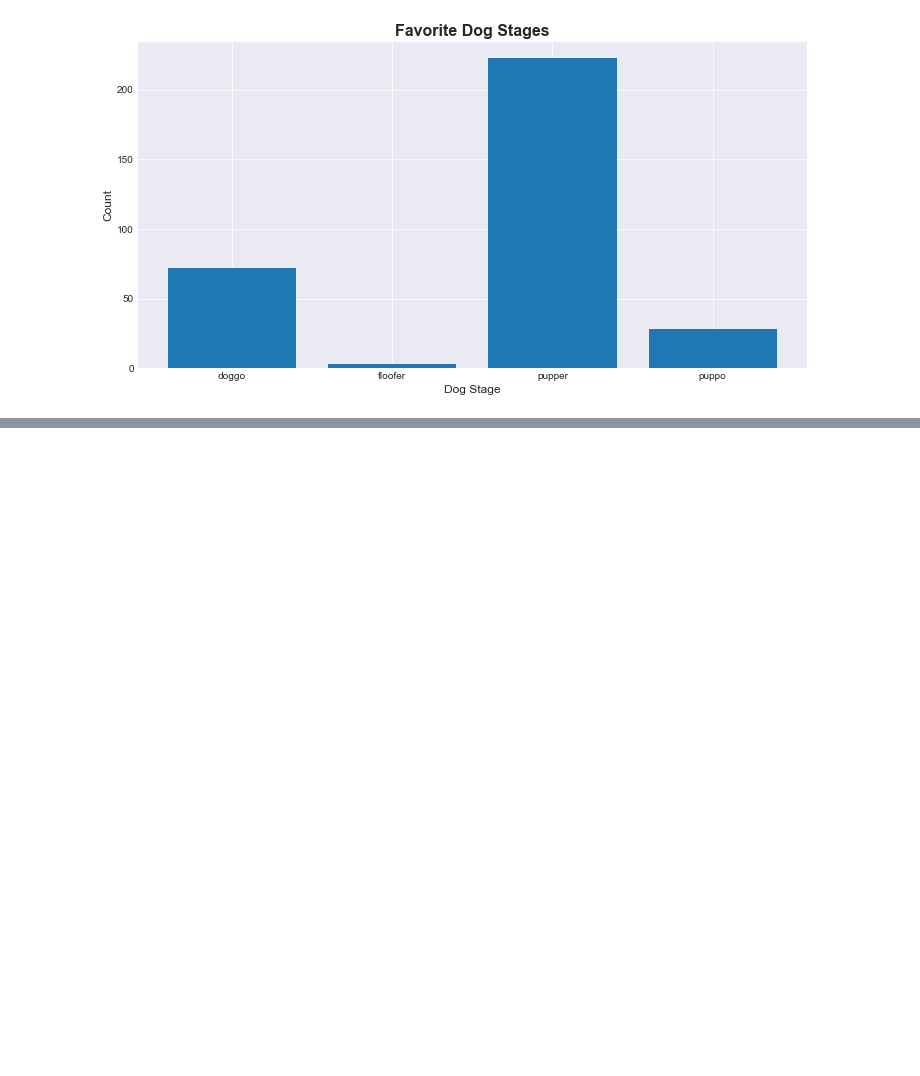
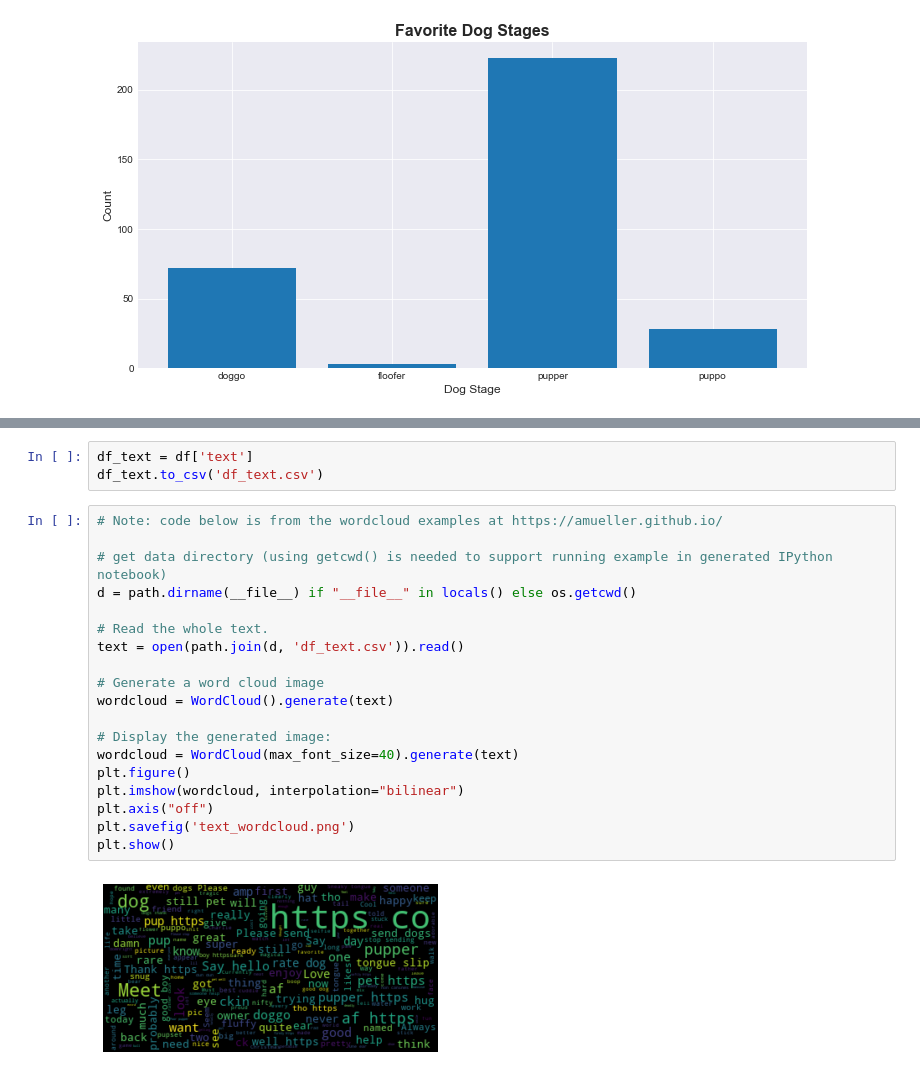
Before and after one commit to orspain/Udacity-DAND, a Jupyter notebook: Project 4 Data Wrangling/Visualize.ipynb, the cells around one changed output, grey strips where cells are left out. Cells and saved outputs as stored; diff of their text form; blank space fills up the shorter version.

```diff
--- a/Project 4 Data Wrangling/Visualize.ipynb
+++ b/Project 4 Data Wrangling/Visualize.ipynb
@@ -156,0 +283,24 @@ plt.savefig('favorite-dogs.png')
+# %%
+df_text = df['text']
+df_text.to_csv('df_text.csv')
+# %%
+# Note: code below is from the wordcloud examples at https://amueller.github.io/
+
+# get data directory (using getcwd() is needed to support running example in generated IPython notebook)
+d = path.dirname(__file__) if "__file__" in locals() else os.getcwd()
+
+# Read the whole text.
+text = open(path.join(d, 'df_text.csv')).read()
+
+# Generate a word cloud image
+wordcloud = WordCloud().generate(text)
+
+# Display the generated image:
+wordcloud = WordCloud(max_font_size=40).generate(text)
+plt.figure()
+plt.imshow(wordcloud, interpolation="bilinear")
+plt.axis("off")
+plt.savefig('text_wordcloud.png')
+plt.show()
+# %% [output]
+[figure, added]
```
Also changed, not shown: parts of 15 cells of this notebook, 7 other files.
